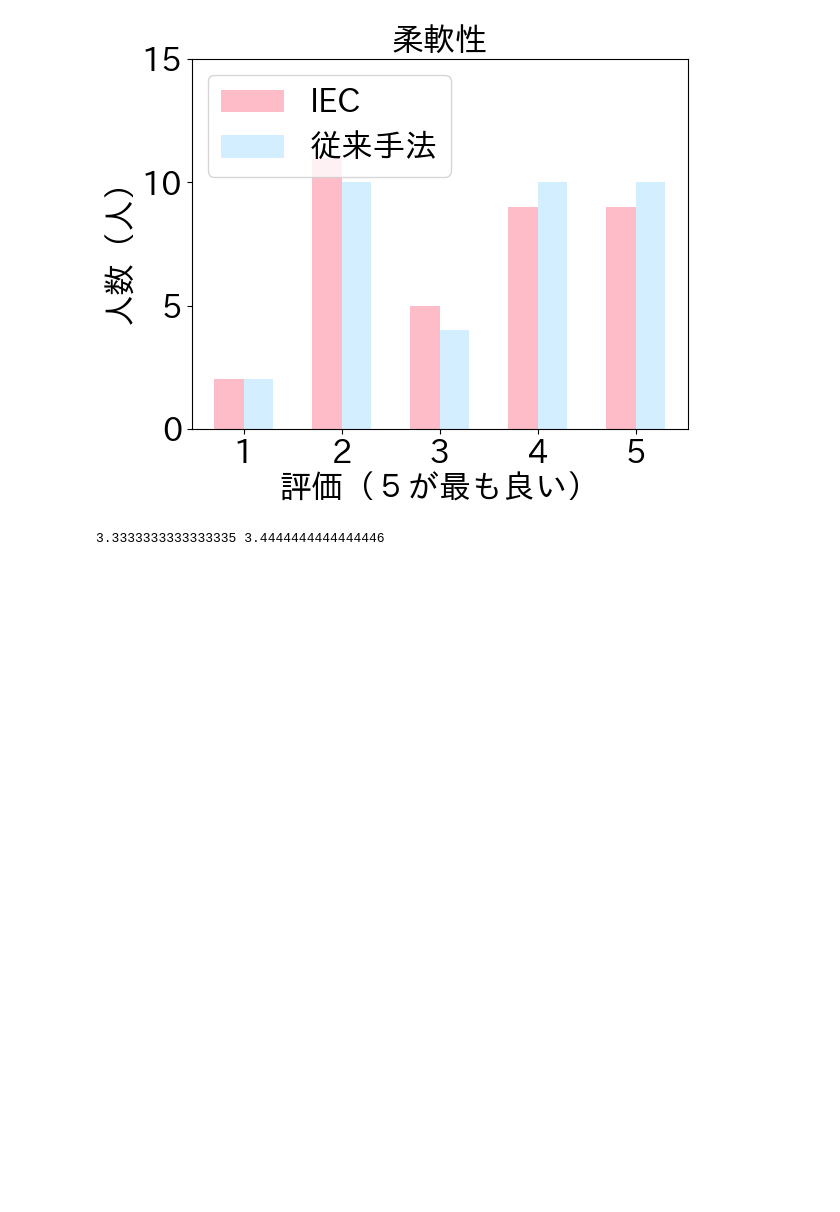
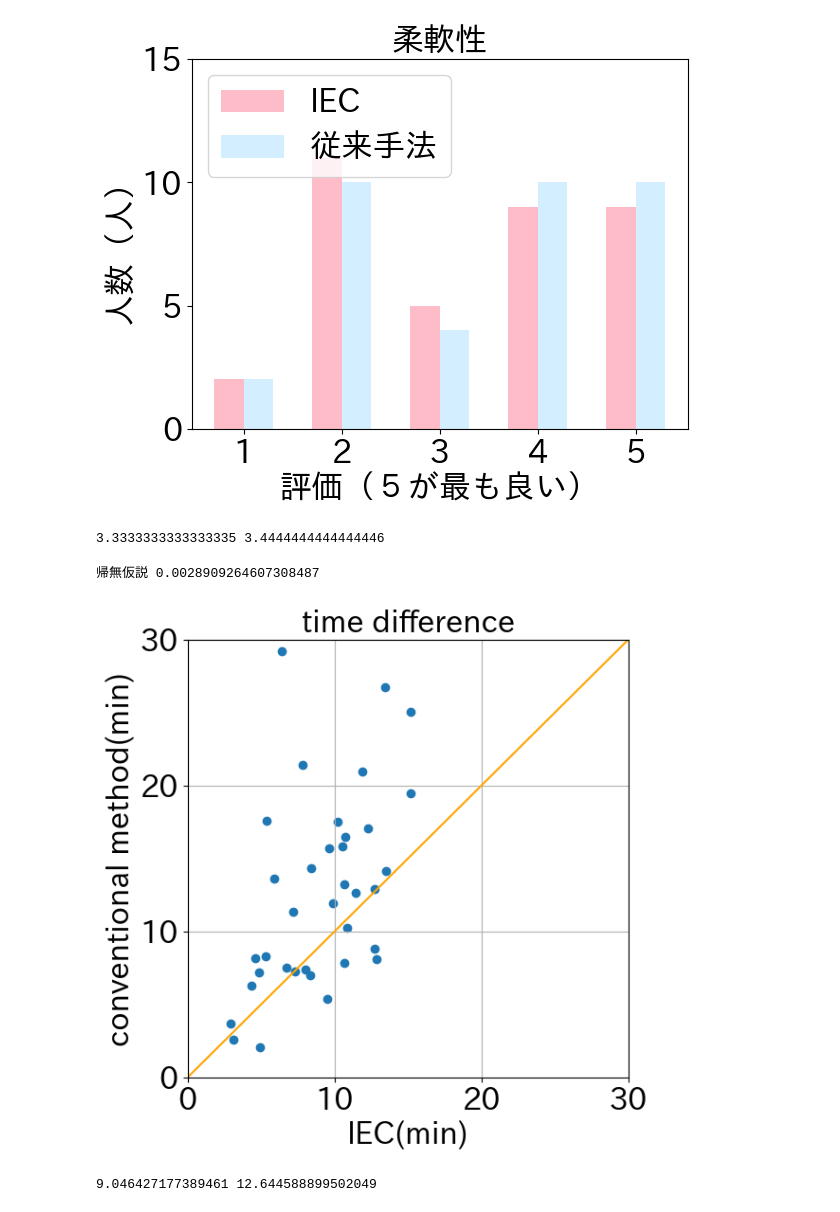
Before and after one commit to haruponponpopon/iec, a Jupyter notebook: dataanalysis/paper_graph_create.ipynb, the cells around one changed output. Cells and saved outputs as stored; diff of their text form; code cells hidden in the pictures; blank space fills up the shorter version.

```diff
--- a/dataanalysis/paper_graph_create.ipynb
+++ b/dataanalysis/paper_graph_create.ipynb
@@ -499,3 +500,50 @@ print(h1/ttl, h2/ttl)
 帰無仮説 0.3604440012925876
 [figure]
 3.3333333333333335 3.4444444444444446
+# %%
+import scipy
+from scipy import stats
+#かかった時間のプロット
+import numpy as np
+import matplotlib.pyplot as plt
+import glob
+font_size=23
+iec_files = glob.glob("./iec/*")
+conv_files = glob.glob("./conv/*")
+iec_x = []
+conv_y = []
+iec_av = 0
+conv_av = 0
+x = np.linspace(0, 1600)
+y = x
+for file in iec_files:
+    score = read_file_and_return_ttl_time(file)/60
+    iec_x.append(score)
+    iec_av += score
+for file in conv_files:
+    score = read_file_and_return_ttl_time(file)/60
+    conv_y.append(score)
+    conv_av += score
+#検定
+t,p = sp.stats.ttest_ind(np.array(iec_x),np.array(conv_y),equal_var=False)
+print("帰無仮説",p/2)
+
+plt.figure(figsize=[6,6])
+plt.plot(x,y, color="orange")
+plt.scatter(iec_x, conv_y)
+plt.xlim(0,30)
+plt.xticks(np.arange(0, 31, step=10))
+plt.ylim(0,30)
+plt.yticks(np.arange(0, 31, step=10))
+plt.xlabel("IEC(min)",fontsize=font_size)
+plt.ylabel("conventional method(min)",fontsize=font_size)
+plt.title("time difference",fontsize=font_size)
+plt.tick_params(labelsize=font_size)
+plt.grid()
+plt.savefig("time_dif_en.pdf", bbox_inches='tight')
+plt.show()
+print(iec_av/len(iec_files),conv_av/len(conv_files))
+# %% [output]
+帰無仮説 0.0028909264607308487
+[figure, added]
+9.046427177389461 12.644588899502049
```
Also changed, not shown: parts of 8 cells of this notebook, 1 other file.
